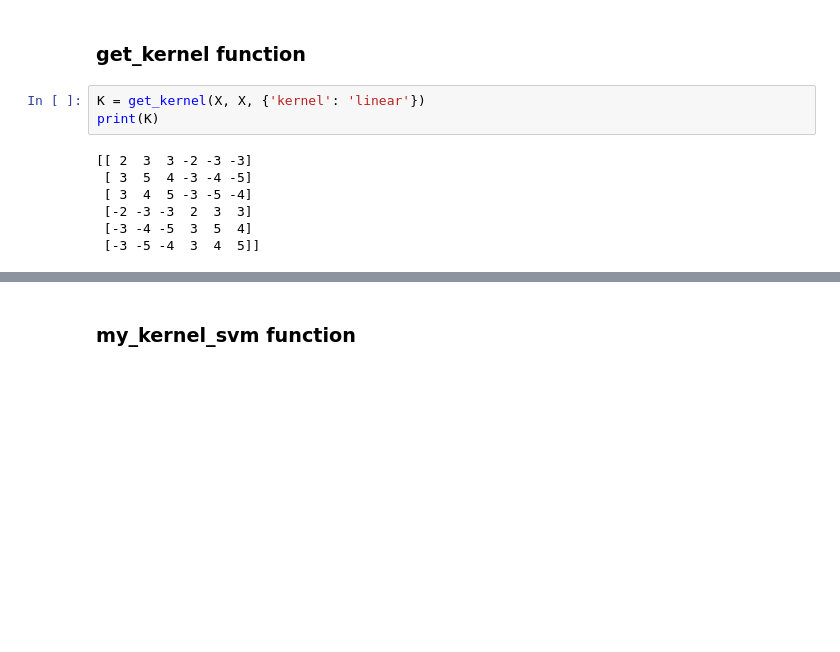
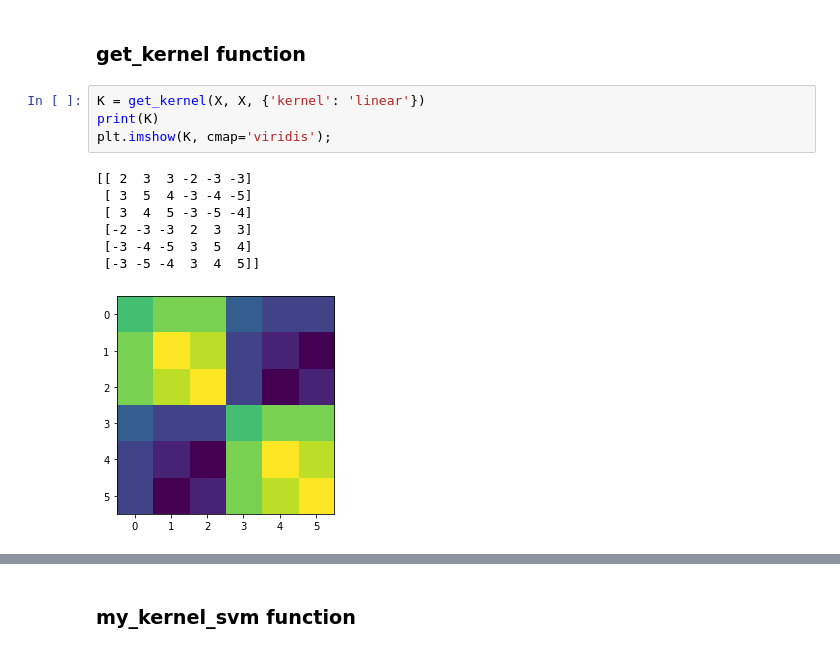
Before and after one commit to matouspelikan/rpzCTU, a Jupyter notebook: assignment_svm2_template/svm2.ipynb, the cells around one changed output, grey strips where cells are left out. Cells and saved outputs as stored; diff of their text form; blank space fills up the shorter version.

```diff
--- a/assignment_svm2_template/svm2.ipynb
+++ b/assignment_svm2_template/svm2.ipynb
@@ -21,13 +24,15 @@ y = np.array([1, 1, 1, -1, -1, -1])
 # %%
 K = get_kernel(X, X, {'kernel': 'linear'})
 print(K)
+plt.imshow(K, cmap='viridis');
 # %% [output]
 [[ 2  3  3 -2 -3 -3]
  [ 3  5  4 -3 -4 -5]
  [ 3  4  5 -3 -5 -4]
  [-2 -3 -3  2  3  3]
  [-3 -4 -5  3  5  4]
  [-3 -5 -4  3  4  5]]
+[figure, added]
 # %%
 K = get_kernel(X, X, {'kernel': 'polynomial', 'd': 2})
 print(K)
```
Also changed, not shown: parts of 12 cells of this notebook.
